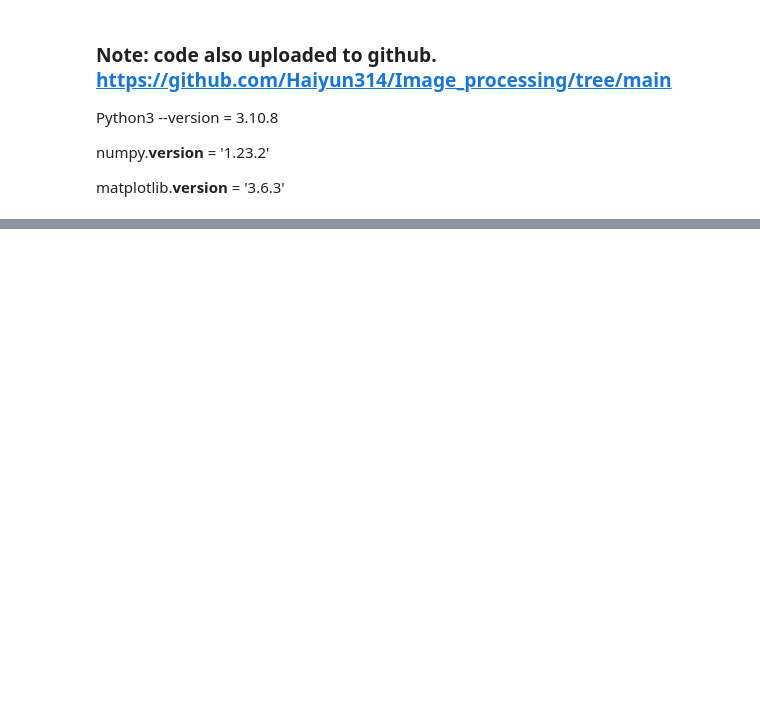
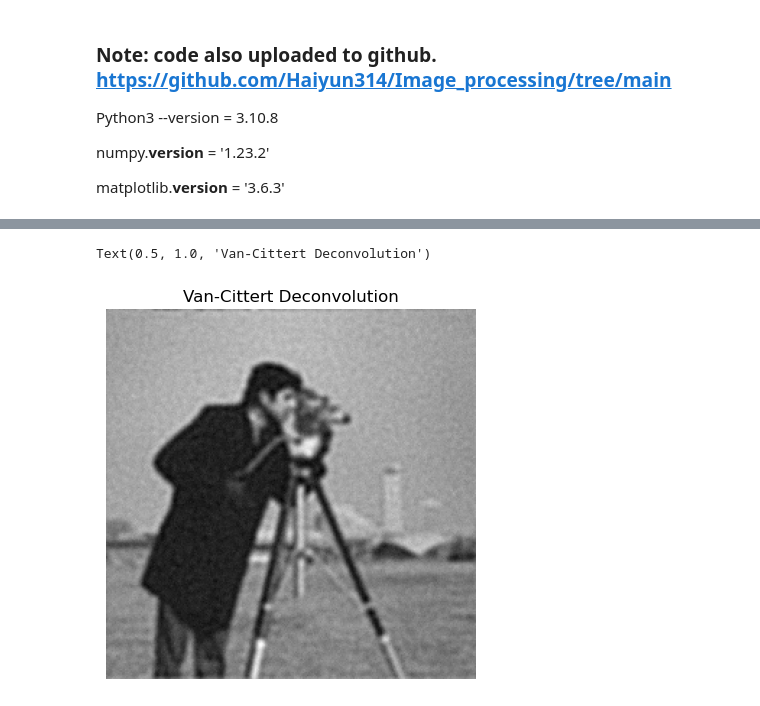
Before and after one commit to Haiyun314/Image_processing, a Jupyter notebook: third_submission.ipynb, the cells around one changed output, grey strips where cells are left out. Drawn from its saved outputs; the diff is of its cells as text; code cells hidden in the pictures; blank space fills up the shorter version.

```diff
--- a/third_submission.ipynb
+++ b/third_submission.ipynb
@@ -87,0 +38,9 @@ if __name__ == '__main__':
+# %%
+def deconv_van_cittert(I_nse, kA, iterations):
+    """
+    Deconvolution using Van-Cittert iterations
+    """
+    u = np.copy(I_nse)
+    for _ in range(iterations):
+        u = u + kA(I_nse - kA(u))
+    return u
@@ -87,0 +75,13 @@ if __name__ == '__main__':
+# %%
+# Deconvolution using Van-Cittert iterations
+iterations = 15
+uv = deconv_van_cittert(I_nse, conv_op, iterations)
+
+# Visualize deconvolution results
+plt.figure()
+plt.imshow(uv, cmap='gray')
+plt.axis('off')
+plt.title('Van-Cittert Deconvolution')
+# %% [output]
+Text(0.5, 1.0, 'Van-Cittert Deconvolution')
+[figure, added]
```
Also changed, not shown: parts of 6 cells of this notebook, 4 other files.
